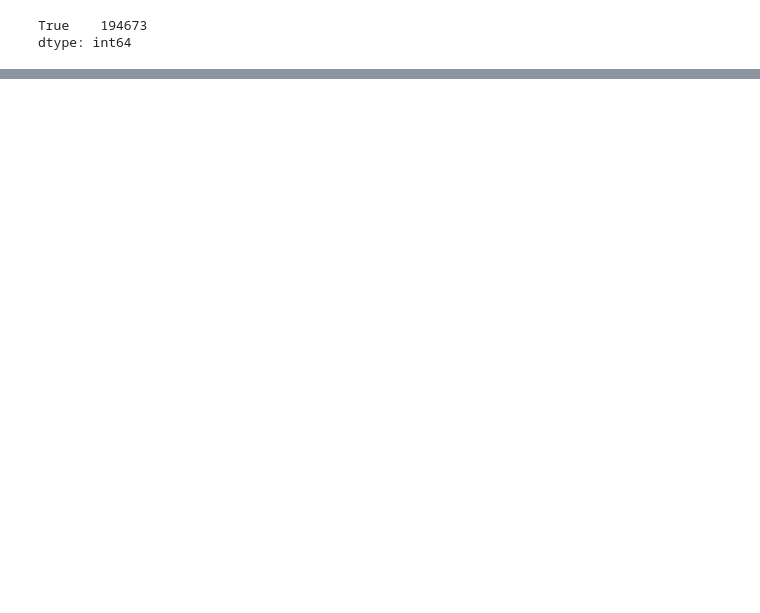
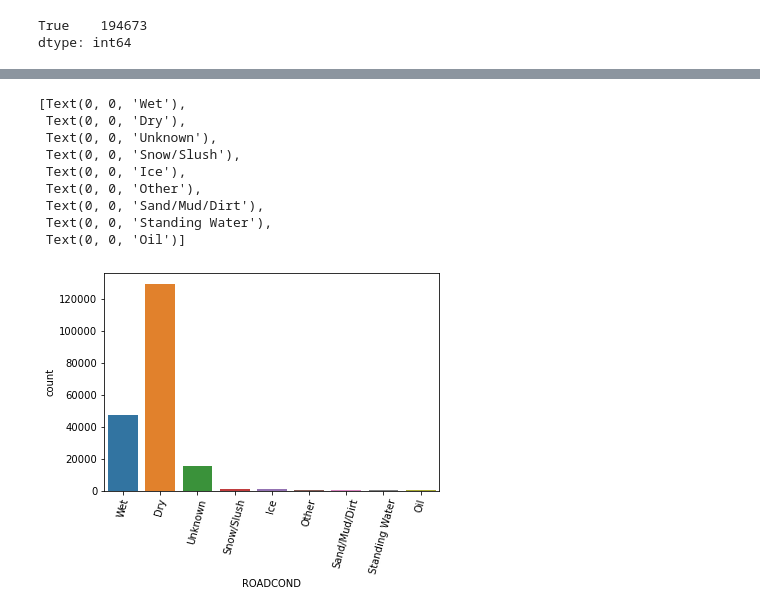
Before and after one commit to bryanzhao89/Coursera_Capstone, a Jupyter notebook: final_proj/final_proj.ipynb, the cells around one changed output, grey strips where cells are left out. Saved outputs shown, nothing was run; the diff lists cells and outputs as text; code cells hidden in the pictures; blank space fills up the shorter version.

```diff
--- a/final_proj/final_proj.ipynb
+++ b/final_proj/final_proj.ipynb
@@ -168,0 +205,14 @@ df1.head()
+# %%
+ax1 = sns.countplot(x = df1['ROADCOND'], data=df1)
+ax1.set_xticklabels(ax1.get_xticklabels(), rotation=75)
+# %% [output]
+[Text(0, 0, 'Wet'),
+ Text(0, 0, 'Dry'),
+ Text(0, 0, 'Unknown'),
+ Text(0, 0, 'Snow/Slush'),
+ Text(0, 0, 'Ice'),
+ Text(0, 0, 'Other'),
+ Text(0, 0, 'Sand/Mud/Dirt'),
+ Text(0, 0, 'Standing Water'),
+ Text(0, 0, 'Oil')]
+[figure, added]
```
Also changed, not shown: parts of 31 cells of this notebook.
